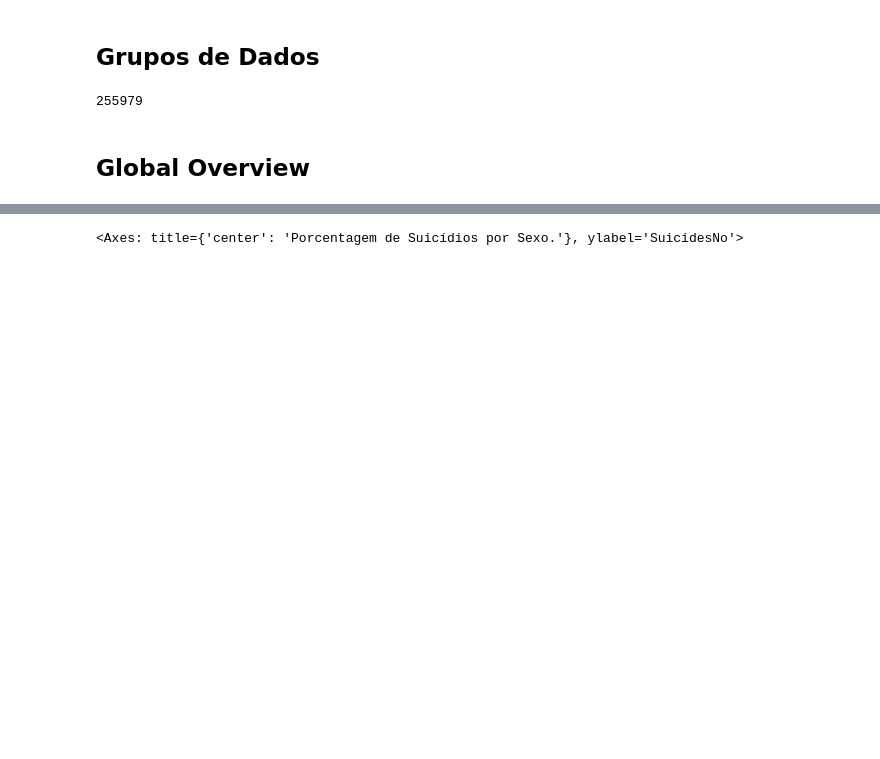
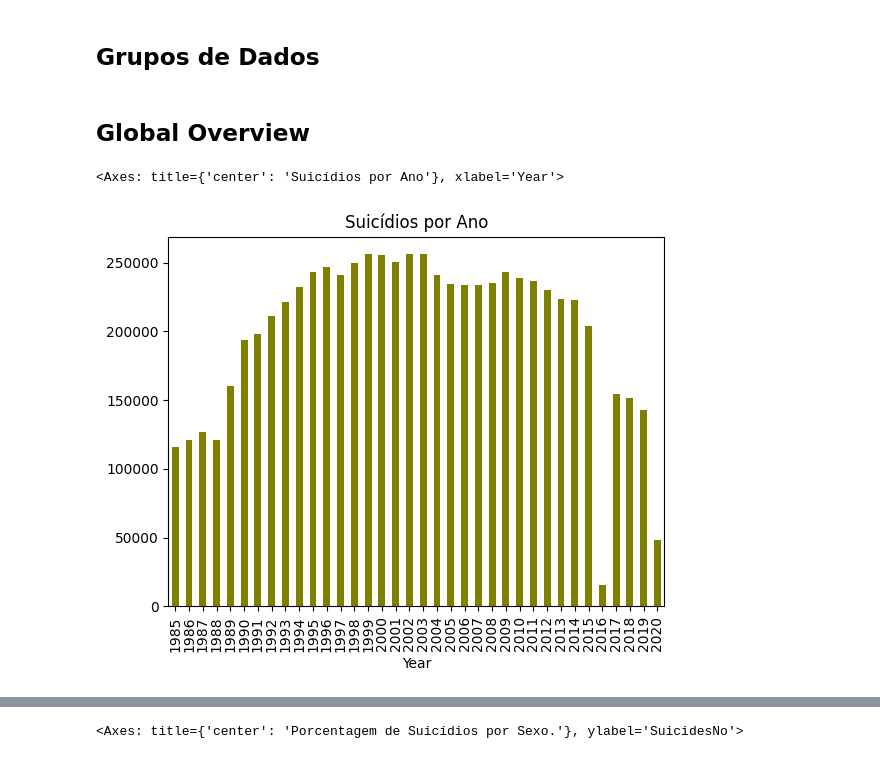
Before and after one commit to Lfagundesnetto/MVP1_Sprint_1_PUC_2023_Leticia-Netto, a Jupyter notebook: MVP1_LeticiaNetto.ipynb, the cells around one changed output, grey strips where cells are left out. Drawn from its saved outputs; the diff is of its cells as text; code cells hidden in the pictures; blank space fills up the shorter version.

```diff
--- a/MVP1_LeticiaNetto.ipynb
+++ b/MVP1_LeticiaNetto.ipynb
@@ -252,7 +252,35 @@ grp_gender = df.groupby(['Gender']).SuicidesNo.sum()
 
 #Agrupando número de suícidios por Faixa Etária
 grp_age = df.groupby(['Age']).SuicidesNo.sum()
+
+#Agrupando número de suícidios por Gênero e Ano
+ygrp_gender = df.groupby(['Gender', 'Year']).SuicidesNo.sum()
+
+#Agrupando número de suícidios por Faixa Etária e Ano
+ygrp_age = df.groupby(['Age','Year']).SuicidesNo.sum()
+
+#Agrupando número de suícidios por Country
+grp_cnty = df.groupby(['Country']).SuicidesNo.sum()
+
+#Agrupando número de suícidios por Country e Ano
+ygrp_cnty = df.groupby(['Country','Year']).SuicidesNo.sum()
+
+#Total População da Base Global
+pop_total=df['Population'].sum()
+
+#Total População da Base Brasileira
+popbr_total=df_br['Population'].sum()
+
+#Total População da Base Global por Ano
+ypop_total=df.groupby(['Year']).Population.sum()
+
+#Total População da Base Brasileira por Ano
+ypopbr_total=df_br.groupby(['Year']).Population.sum()
-# %% [output]
-255979
 # %% [markdown]
 ## **Global Overview**
+# %%
+#Suicidios Anuais
+grp_year.plot.bar(title='Suicídios por Ano',color=['olive'])
+# %% [output]
+<Axes: title={'center': 'Suicídios por Ano'}, xlabel='Year'>
+[figure, added]
```
Also changed, not shown: parts of 4 cells of this notebook.
